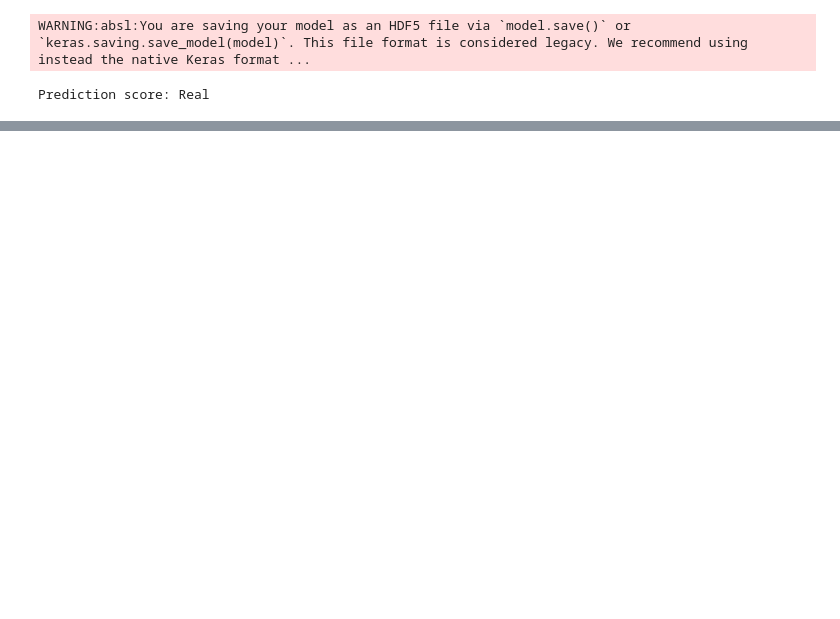
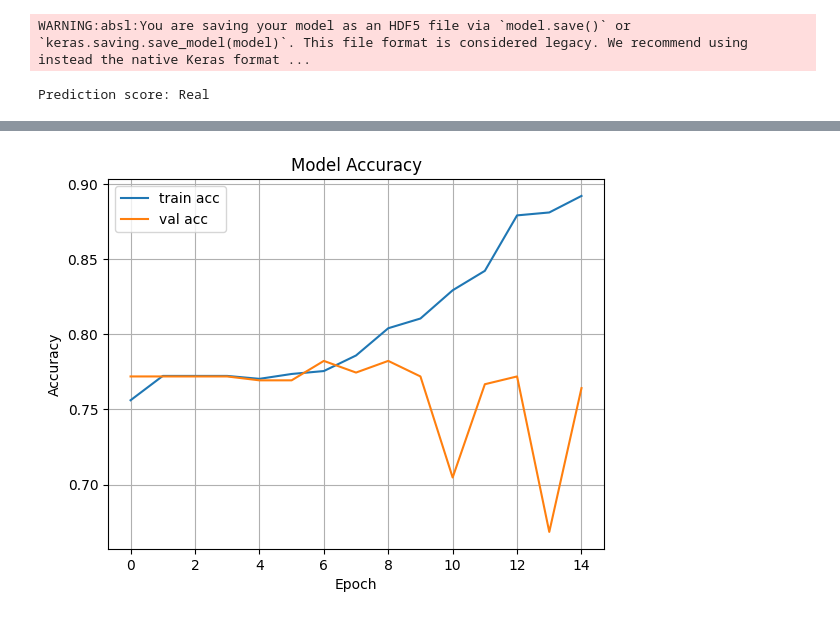
Before and after one commit to arlakhan/Deep-Fake-Detection, a Jupyter notebook: basic_deep_fake.ipynb, the cells around one changed output, grey strips where cells are left out. Saved outputs shown, nothing was run; the diff lists cells and outputs as text; code cells hidden in the pictures; blank space fills up the shorter version.

```diff
--- a/basic_deep_fake.ipynb
+++ b/basic_deep_fake.ipynb
@@ -254,0 +318,87 @@ The image is classified as: Fake
+# %%
+import tensorflow as tf
+from tensorflow import keras
+from tensorflow.keras import layers
+import numpy as np
+import cv2
+import os
+from sklearn.model_selection import train_test_split
+from sklearn.metrics import classification_report, confusion_matrix
+import matplotlib.pyplot as plt
+
+# Dataset paths
+real_images_path = "Dataset/real"
+fake_images_path = "Dataset/fake"
+img_size = (128, 128)
+
+def load_images_from_folder(folder, label):
+    images, labels = [], []
+    for filename in os.listdir(folder):
+        img_path = os.path.join(folder, filename)
+        img = cv2.imread(img_path)
+        if img is not None:
+            img = cv2.resize(img, img_size)
+            img = cv2.cvtColor(img, cv2.COLOR_BGR2RGB)  # Ensure RGB
+            images.append(img)
+            labels.append(label)
+        else:
+            print(f"Warning: Could not read {img_path}")
+    return images, labels
+
+# Load real and fake images
+real_images, real_labels = load_images_from_folder(real_images_path, 0)  # Real = 0
+fake_images, fake_labels = load_images_from_folder(fake_images_path, 1)  # Fake = 1
+
+if not real_images or not fake_images:
+    raise ValueError("Dataset is empty or incorrectly loaded.")
+
+# Combine and shuffle data
+X = np.array(real_images + fake_images, dtype=np.float32) / 255.0
+Y = np.array(real_labels + fake_labels)
+
+# Split
+X_train, X_test, Y_train, Y_test = train_test_split(X, Y, test_size=0.2, random_state=42, stratify=Y)
+
+# Model
+model = keras.Sequential([
+    layers.Conv2D(32, (3,3), activation='relu', input_shape=(128, 128, 3)),
+    layers.MaxPooling2D((2,2)),
+    layers.Conv2D(64, (3,3), activation='relu'),
+    layers.MaxPooling2D((2,2)),
+    layers.Conv2D(128, (3,3), activation='relu'),
+    layers.MaxPooling2D((2,2)),
+    layers.Flatten(),
+    layers.Dense(128, activation='relu'),
+    layers.Dropout(0.5),
+    layers.Dense(1, activation='sigmoid')
+])
+
+# Compile
+model.compile(optimizer='adam', loss='binary_crossentropy', metrics=['accuracy'])
+
+# Train
+history = model.fit(X_train, Y_train, epochs=15, batch_size=32, validation_data=(X_test, Y_test))
+
+# Save
+model.save("deepfake_detection_model.h5")
+
+# Evaluate
+predictions = model.predict(X_test)
+predicted_labels = (predictions > 0.5).astype(int)
+
+print("\nClassification Report:")
+print(classification_report(Y_test, predicted_labels))
+
+print("\nConfusion Matrix:")
+print(confusion_matrix(Y_test, predicted_labels))
+
+# Optional: Plot training history
+plt.plot(history.history['accuracy'], label='train acc')
+plt.plot(history.history['val_accuracy'], label='val acc')
+plt.legend()
+plt.title('Model Accuracy')
+plt.xlabel('Epoch')
+plt.ylabel('Accuracy')
+plt.grid(True)
+plt.show()
+# %% [output]
@@ -254,0 +439 @@ The image is classified as: Fake
+[figure, added]
```
Also changed, not shown: parts of 6 cells of this notebook.
